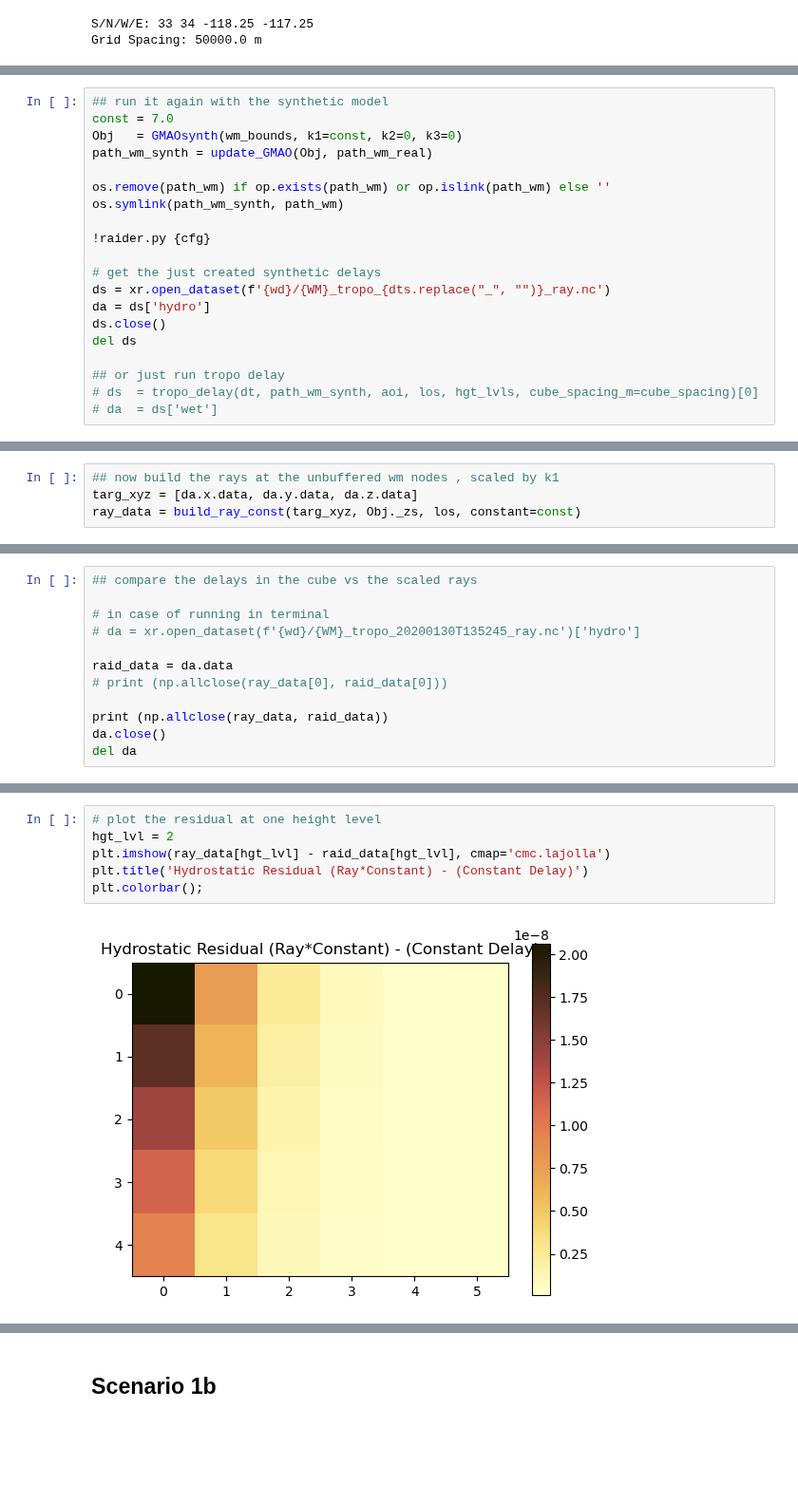
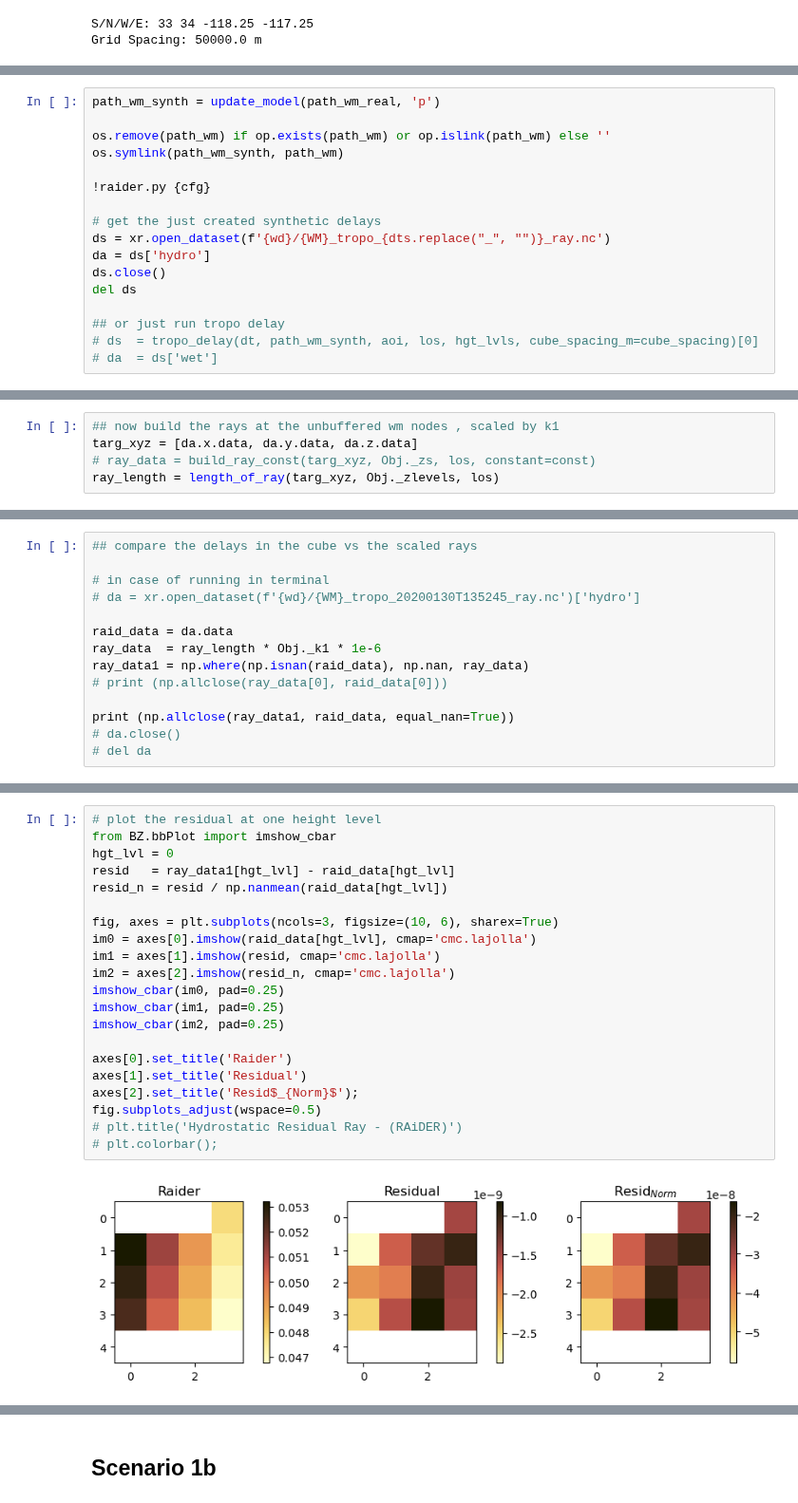
Before and after one commit to dbekaert/RAiDER-docs, a Jupyter notebook: notebooks/Synthetic_Test/SyntheticTest.ipynb, the cells around one changed output, grey strips where cells are left out. Shown at 95% size. Saved outputs shown, nothing was run; the diff lists cells and outputs as text; blank space fills up the shorter version.

```diff
--- a/notebooks/Synthetic_Test/SyntheticTest.ipynb
+++ b/notebooks/Synthetic_Test/SyntheticTest.ipynb
@@ -319,8 +472,5 @@ Wrote new cfg file: /Users/buzzanga/Software_InSAR/RAiDER-docs_git/notebooks/Syn
 # %%
-## run it again with the synthetic model
-const = 7.0
-Obj   = GMAOsynth(wm_bounds, k1=const, k2=0, k3=0)
-path_wm_synth = update_GMAO(Obj, path_wm_real)
+path_wm_synth = update_model(path_wm_real, 'p')
 
 os.remove(path_wm) if op.exists(path_wm) or op.islink(path_wm) else ''
 os.symlink(path_wm_synth, path_wm)
@@ -383,5 +533,6 @@ Any nan: False
 # %%
 ## now build the rays at the unbuffered wm nodes , scaled by k1
 targ_xyz = [da.x.data, da.y.data, da.z.data]
-ray_data = build_ray_const(targ_xyz, Obj._zs, los, constant=const)
+# ray_data = build_ray_const(targ_xyz, Obj._zs, los, constant=const)
+ray_length = length_of_ray(targ_xyz, Obj._zlevels, los)
 # %% [output]
@@ -396,10 +547,12 @@ Mean delay over height level 1000.0: 0.43804
 # da = xr.open_dataset(f'{wd}/{WM}_tropo_20200130T135245_ray.nc')['hydro']
 
 raid_data = da.data
+ray_data  = ray_length * Obj._k1 * 1e-6
+ray_data1 = np.where(np.isnan(raid_data), np.nan, ray_data)
 # print (np.allclose(ray_data[0], raid_data[0]))
 
-print (np.allclose(ray_data, raid_data))
-da.close()
-del da
+print (np.allclose(ray_data1, raid_data, equal_nan=True))
+# da.close()
+# del da
 # %% [output]
 True
@@ -406,8 +560,23 @@ True
 # %%
 # plot the residual at one height level
-hgt_lvl = 2
-plt.imshow(ray_data[hgt_lvl] - raid_data[hgt_lvl], cmap='cmc.lajolla')
-plt.title('Hydrostatic Residual (Ray*Constant) - (Constant Delay)')
-plt.colorbar();
+from BZ.bbPlot import imshow_cbar
+hgt_lvl = 0
+resid   = ray_data1[hgt_lvl] - raid_data[hgt_lvl]
+resid_n = resid / np.nanmean(raid_data[hgt_lvl])
+
+fig, axes = plt.subplots(ncols=3, figsize=(10, 6), sharex=True)
+im0 = axes[0].imshow(raid_data[hgt_lvl], cmap='cmc.lajolla')
+im1 = axes[1].imshow(resid, cmap='cmc.lajolla')
+im2 = axes[2].imshow(resid_n, cmap='cmc.lajolla')
+imshow_cbar(im0, pad=0.25)
+imshow_cbar(im1, pad=0.25)
+imshow_cbar(im2, pad=0.25)
+
+axes[0].set_title('Raider')
+axes[1].set_title('Residual')
+axes[2].set_title('Resid$_{Norm}$');
+fig.subplots_adjust(wspace=0.5)
+# plt.title('Hydrostatic Residual Ray - (RAiDER)')
+# plt.colorbar();
 # %% [output]
-[figure, old version]
+[figure, new version]
```
Also changed, not shown: parts of 35 cells of this notebook.
